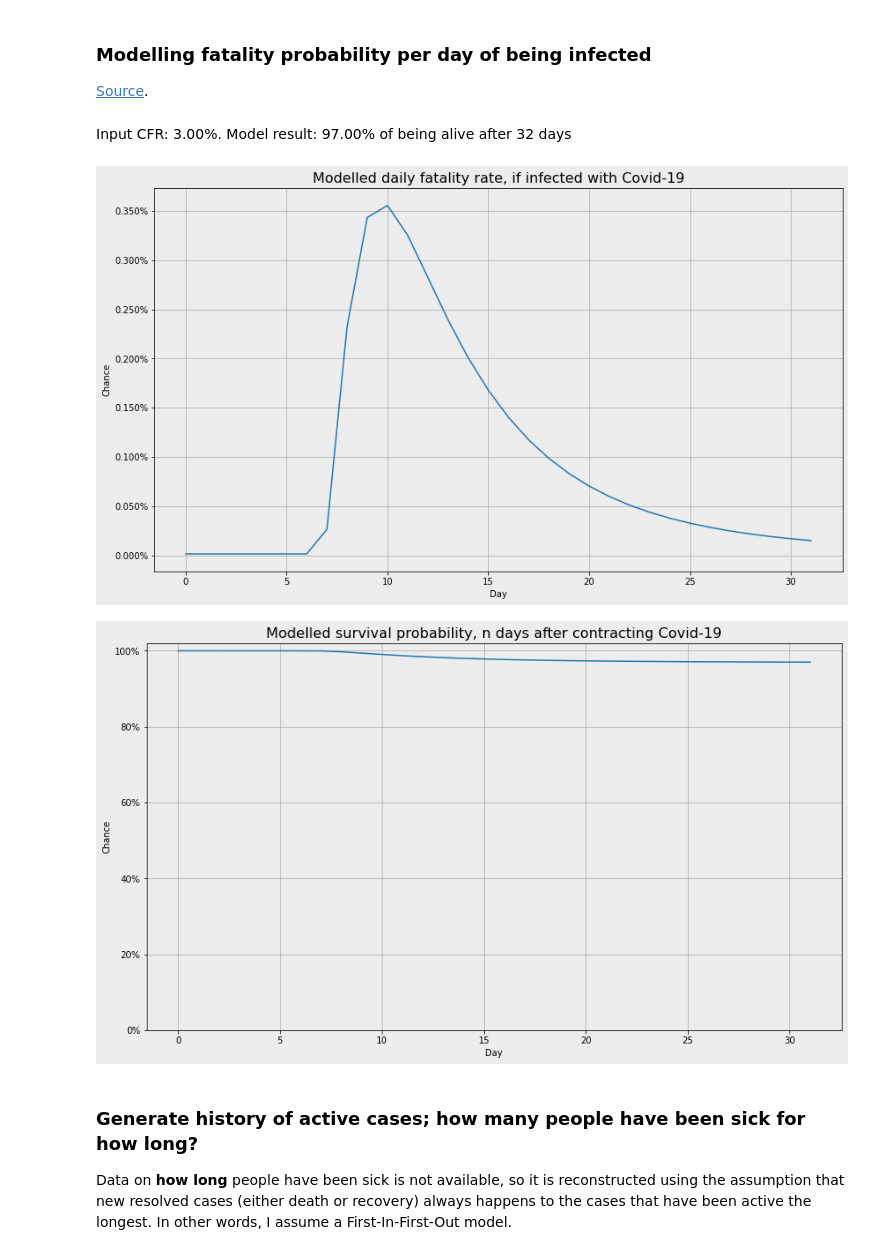
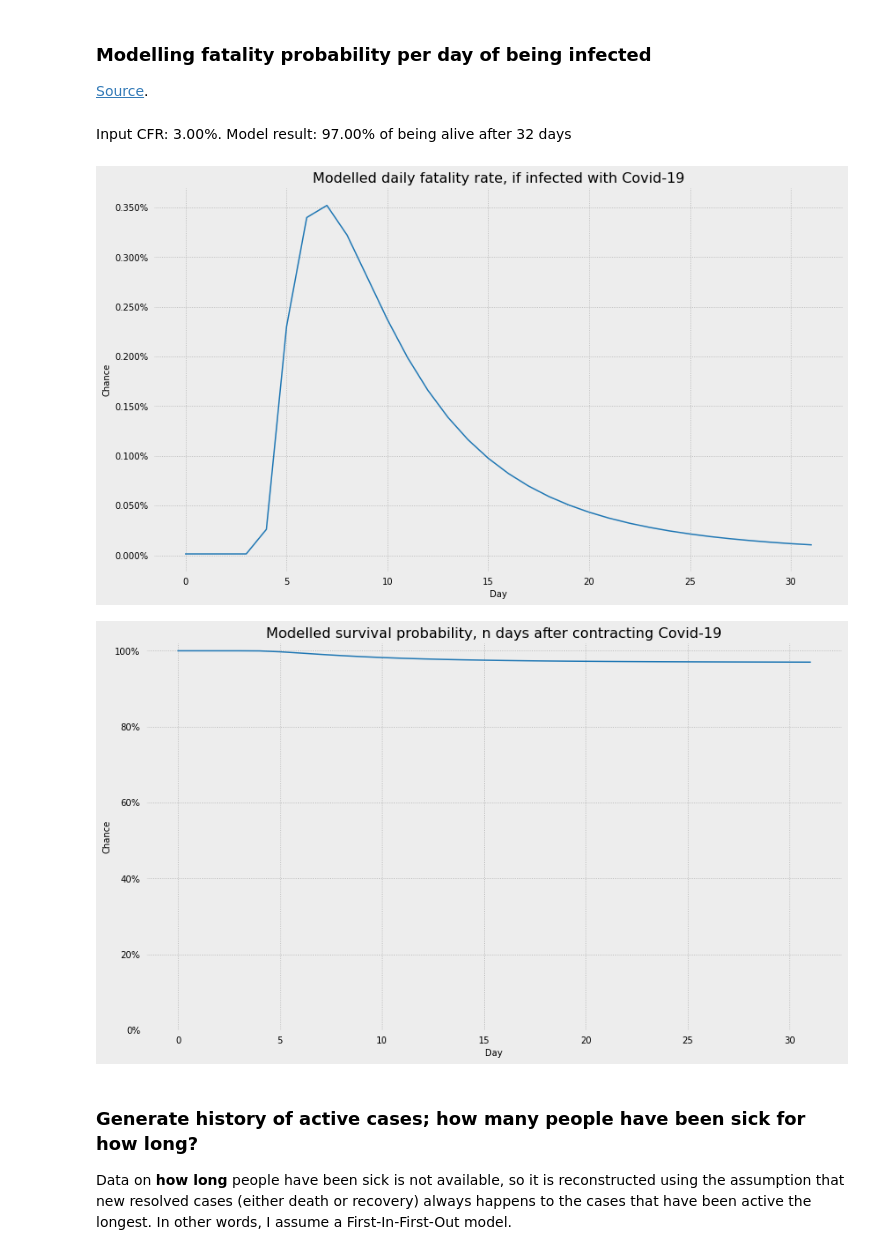
Before and after one commit to JeroenKools/covid19, a Jupyter notebook: COVID-19.ipynb, the cells around one changed output. Drawn from its saved outputs; the diff is of its cells as text; code cells hidden in the pictures.

Commit message:
New data, more consistent visual style

```diff
--- a/COVID-19.ipynb
+++ b/COVID-19.ipynb
@@ -242,11 +242,11 @@ data.curve_fit("All except China", days=120)
 
 [Source](https://www.mdpi.com/2077-0383/9/2/538).
 # %%
-death_chance_per_day(cfr=0.03, s=0.8, mu=6.5, sigma=6, length=32, do_plot=True)
+death_chance_per_day(cfr=0.03, s=0.8, mu=3.5, sigma=6, length=32, do_plot=True)
 # %% [output]
 Input CFR: 3.00%. Model result: 97.00% of being alive after 32 days
-[figure, old version]
+[figure, new version]
-[figure, old version]
+[figure, new version]
 # %% [markdown]
 ### Generate history of active cases; how many people have been sick for how long?
 
```
Also changed, not shown: parts of 18 cells of this notebook, 2 other files.
